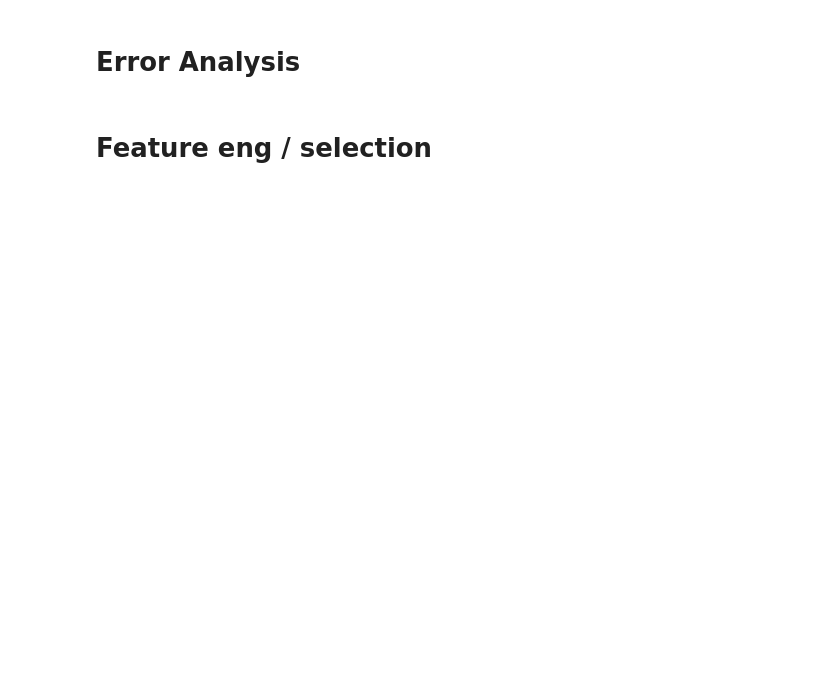
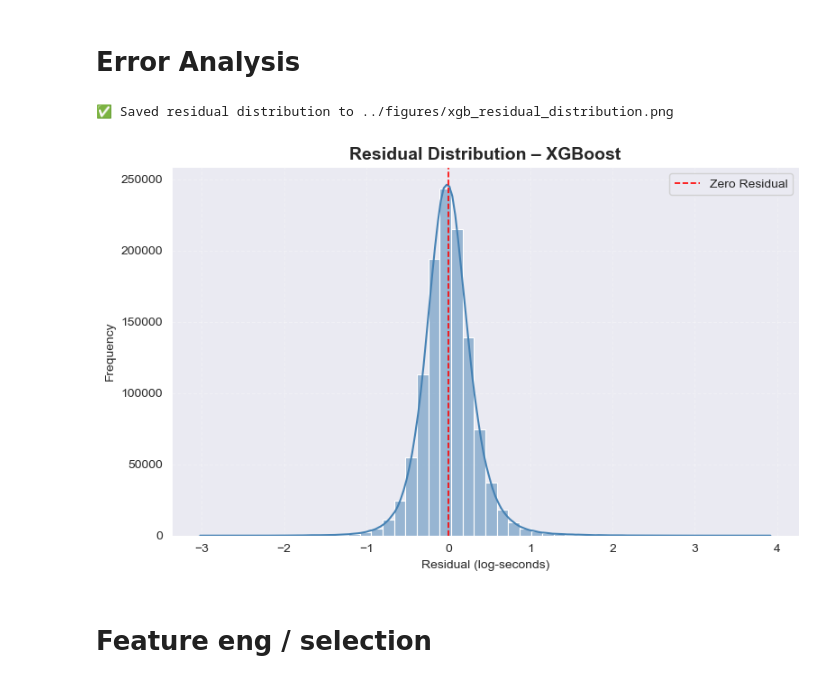
Before and after one commit to Wendo99/NYC-Taxi-Trip-Duration, a Jupyter notebook: notebooks/modelling.ipynb, the cells around one changed output. Saved outputs shown, nothing was run; the diff lists cells and outputs as text; code cells hidden in the pictures; blank space fills up the shorter version.

```diff
--- a/notebooks/modelling.ipynb
+++ b/notebooks/modelling.ipynb
@@ -110,3 +115,0 @@ XGBoost
-# %%
-if CV_TRAIN:
-  training.cv_train('XGBoost', xgboost, x_train, y_train)
@@ -128,5 +116,5 @@ XGBoost Log-RMSE (std): 0.000834
 # %% [markdown]
 Bayes
 # %%
-# if CV_TRAIN:
-#   training.cv_train('Bayes', x_train, y_train)
+if NO_CV:
+  training.cv_train('Bayes', bayes, x_train, y_train)
@@ -132,0 +123,12 @@ Bayes
+# %%
+if NO_CV:
+  training.cv_train('XGBoost', xgboost, x_train, y_train)
+# %%
+X_full = pd.concat([x_train, x_test], axis=0).reset_index(drop=True)
+y_full = pd.concat([y_train, y_test], axis=0).reset_index(drop=True)
+
+xgboost.fit(x_test, y_test)
+
+# optional: evaluate on a holdout or print training error
+preds_test = xgboost.predict(x_test)
+print("Score – Testset RMSE:", root_mean_squared_error(y_test, preds_test))
@@ -192,5 +197,9 @@ model = xgboost
 df_err = training.get_res_errors(modell=model, x_train=x_train,
                                  y_train=y_train)
 # %%
-plot_residuals(df_err, model_name)
+plot_residual_distribution(df_err, "XGBoost",
+                           save_path="../figures/xgb_residual_distribution.png")
+# %% [output]
+✅ Saved residual distribution to ../figures/xgb_residual_distribution.png
+[figure, added]
 # %%
```
Also changed, not shown: parts of 43 cells of this notebook, 34 other files.
